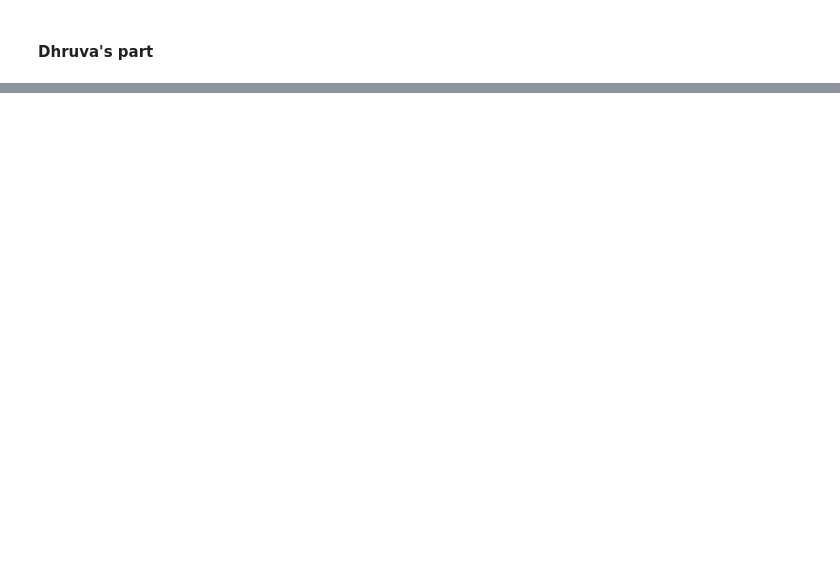
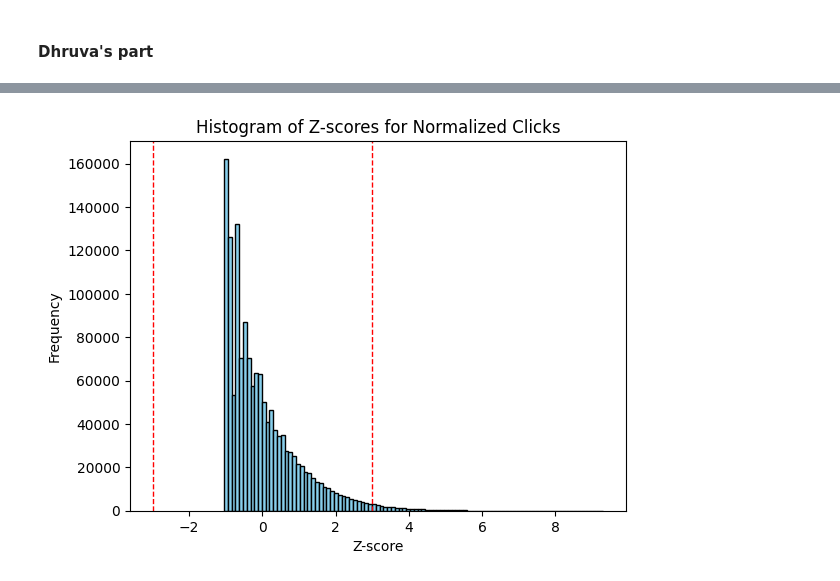
Before and after one commit to Vsn-vsn/BDA_miniproj, a Jupyter notebook: phases.ipynb, the cells around one changed output, grey strips where cells are left out. Cells and saved outputs as stored; diff of their text form; code cells hidden in the pictures; blank space fills up the shorter version.

```diff
--- a/phases.ipynb
+++ b/phases.ipynb
@@ -289,0 +415,2 @@ only showing top 20 rows
+# %%
+train_df= spark.read.parquet("file:///home/hadoop/Desktop/BDA_miniproj/dataset/final_train_clickstream.parquet")
@@ -289,0 +427,19 @@ only showing top 20 rows
+# %%
+stats_n = train_df.select(
+    mean("normalized_clicks").alias("mean_n"),
+    stddev("normalized_clicks").alias("stddev_n")
+).first()
+
+mean_n = stats_n["mean_n"]
+stddev_n = stats_n["stddev_n"]
+# %%
+print(f"Mean (n): {mean_n}")
+print(f"Standard Deviation (n): {stddev_n}")
+
+# Z-scores for n
+df_with_zscore = train_df.withColumn("zscore_n", (col("normalized_clicks") - mean_n) / stddev_n)
+df_with_zscore = df_with_zscore.withColumn("abs_zscore", abs(col("zscore_n")))
+
+# 3. Identify outliers (|Z| > 3)
+outlier_threshold = 3
+statistical_outliers = df_with_zscore.filter(col("abs_zscore") > outlier_threshold)
@@ -289,0 +472,16 @@ only showing top 20 rows
+# %%
+# Sample 50k rows
+sample_z = df_with_zscore.select("zscore_n")\
+                         .sample(fraction=0.05, seed=42)\
+                         .rdd.flatMap(lambda x: x)\
+                         .collect()
+
+plt.hist(sample_z, bins=100, color='skyblue', edgecolor='black')
+plt.axvline(3, color='red', linestyle='dashed', linewidth=1)
+plt.axvline(-3, color='red', linestyle='dashed', linewidth=1)
+plt.title("Histogram of Z-scores for Normalized Clicks")
+plt.xlabel("Z-score")
+plt.ylabel("Frequency")
+plt.show()
+# %% [output]
+[figure, added]
```
Also changed, not shown: parts of 21 cells of this notebook, 29 other files.
